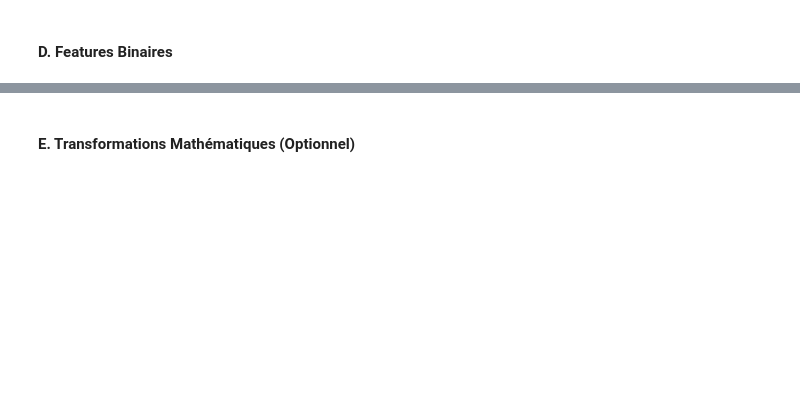
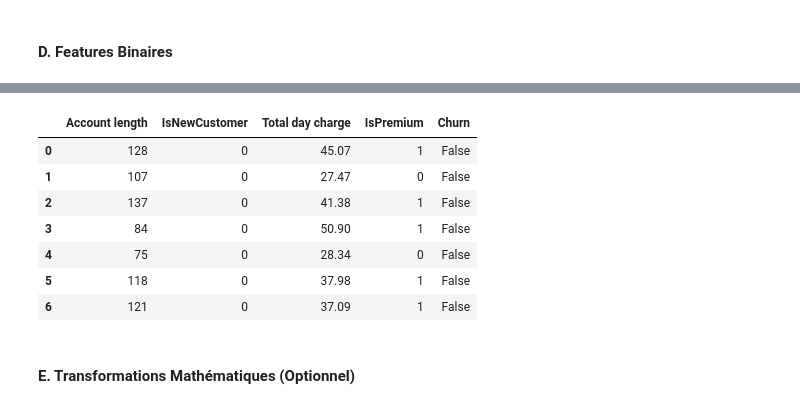
Before and after one commit to Alec34pi/ProjetFinal_conceptIA_M1, a Jupyter notebook: notebooks/01_EDA_Feature_Engineering.ipynb, the cells around one changed output, grey strips where cells are left out. Saved outputs shown, nothing was run; the diff lists cells and outputs as text; code cells hidden in the pictures; blank space fills up the shorter version.

```diff
--- a/notebooks/01_EDA_Feature_Engineering.ipynb
+++ b/notebooks/01_EDA_Feature_Engineering.ipynb
@@ -555,14 +621,2 @@ df['ChargesPerTenure'] = ...
 # %% [markdown]
 #### B. Features d'Agrégation
-# %%
-# TODO: Créer au moins 2 features d'agrégation
-# Exemples:
-# - Nombre total de services souscrits
-# - Score d'engagement (tenure × services)
-
-service_cols = ['PhoneService', 'InternetService', 'OnlineSecurity',
-                'OnlineBackup', 'DeviceProtection', 'TechSupport',
-                'StreamingTV', 'StreamingMovies']
-
-df['TotalServices'] = ...
-df['EngagementScore'] = ...
@@ -580,10 +747,55 @@ Ellipsis
 # %% [markdown]
 #### D. Features Binaires
-# %%
-# TODO: Créer au moins 2 features binaires
-# Exemples:
-# - IsNewCustomer (tenure < 6 mois)
-# - IsPremium (MonthlyCharges > 80)
-
-df['IsNewCustomer'] = ...
-df['IsPremium'] = ...
+# %%
+import plotly.express as px
+from IPython.display import display
+
+
+# 1. IsNewCustomer : Flag pour les clients très récents
+# On considère arbitrairement ici qu'un Account length <= 12 (ex: 1 an) définit un nouveau client
+df['IsNewCustomer'] = (df['Account length'] <= 12).astype(int)
+
+# 2. IsPremium : Flag pour les clients "Haute Valeur"
+# On identifie les clients dont la facturation de jour fait partie des 25% les plus élevés (Top Quartile)
+seuil_premium = df['Total day charge'].quantile(0.75)
+df['IsPremium'] = (df['Total day charge'] >= seuil_premium).astype(int)
+
+
+
+print(" Features binaires 'IsNewCustomer' et 'IsPremium' créées avec succès !\n")
+
+# Vérification sur un échantillon
+display(df[['Account length', 'IsNewCustomer', 'Total day charge', 'IsPremium', 'Churn']].head(7))
+
+# Préparation des données pour le graphique : Taux de churn par statut Premium
+premium_churn = df.groupby('IsPremium', observed=False)['Churn'].mean().reset_index()
+premium_churn['Churn_Rate_%'] = (premium_churn['Churn'] * 100).round(2)
+# Remplacement des 0 et 1 par du texte pour rendre le graphe lisible
+premium_churn['Statut'] = premium_churn['IsPremium'].map({0: 'Standard (Bottom 75%)', 1: 'Premium (Top 25%)'})
+
+# Création du Graphique en Dark Premium
+fig = px.bar(
+    premium_churn,
+    x='Statut',
+    y='Churn_Rate_%',
+    text='Churn_Rate_%',
+    color='Statut',
+    color_discrete_map={'Standard (Bottom 75%)': '#3498db', 'Premium (Top 25%)': '#f1c40f'},
+    title="<b>Impact du Statut Premium sur le Taux de Churn</b>"
+)
+
+fig.update_layout(
+    template="plotly_dark",
+    plot_bgcolor='#121212',
+    paper_bgcolor='#121212',
+    font=dict(color='#E0E0E0'),
+    title_font=dict(size=20, color='#FFFFFF'),
+    xaxis_title="Segmentation Client (Basée sur la facturation)",
+    yaxis_title="Taux de Churn (%)",
+    margin=dict(t=60, l=50, r=30, b=50),
+    showlegend=False
+)
+
+fig.update_traces(textposition='outside')
+fig.show()
+# %% [output]
@@ -590,2 +803,10 @@ df['IsPremium'] = ...
+|  | Account length | IsNewCustomer | Total day charge | IsPremium | Churn |
+| 0 | 128 | 0 | 45.07 | 1 | False |
+| 1 | 107 | 0 | 27.47 | 0 | False |
+| 2 | 137 | 0 | 41.38 | 1 | False |
+| 3 | 84 | 0 | 50.90 | 1 | False |
+| 4 | 75 | 0 | 28.34 | 0 | False |
+| 5 | 118 | 0 | 37.98 | 1 | False |
+| 6 | 121 | 0 | 37.09 | 1 | False |
 # %% [markdown]
 #### E. Transformations Mathématiques (Optionnel)
```
Also changed, not shown: parts of 13 cells of this notebook.
